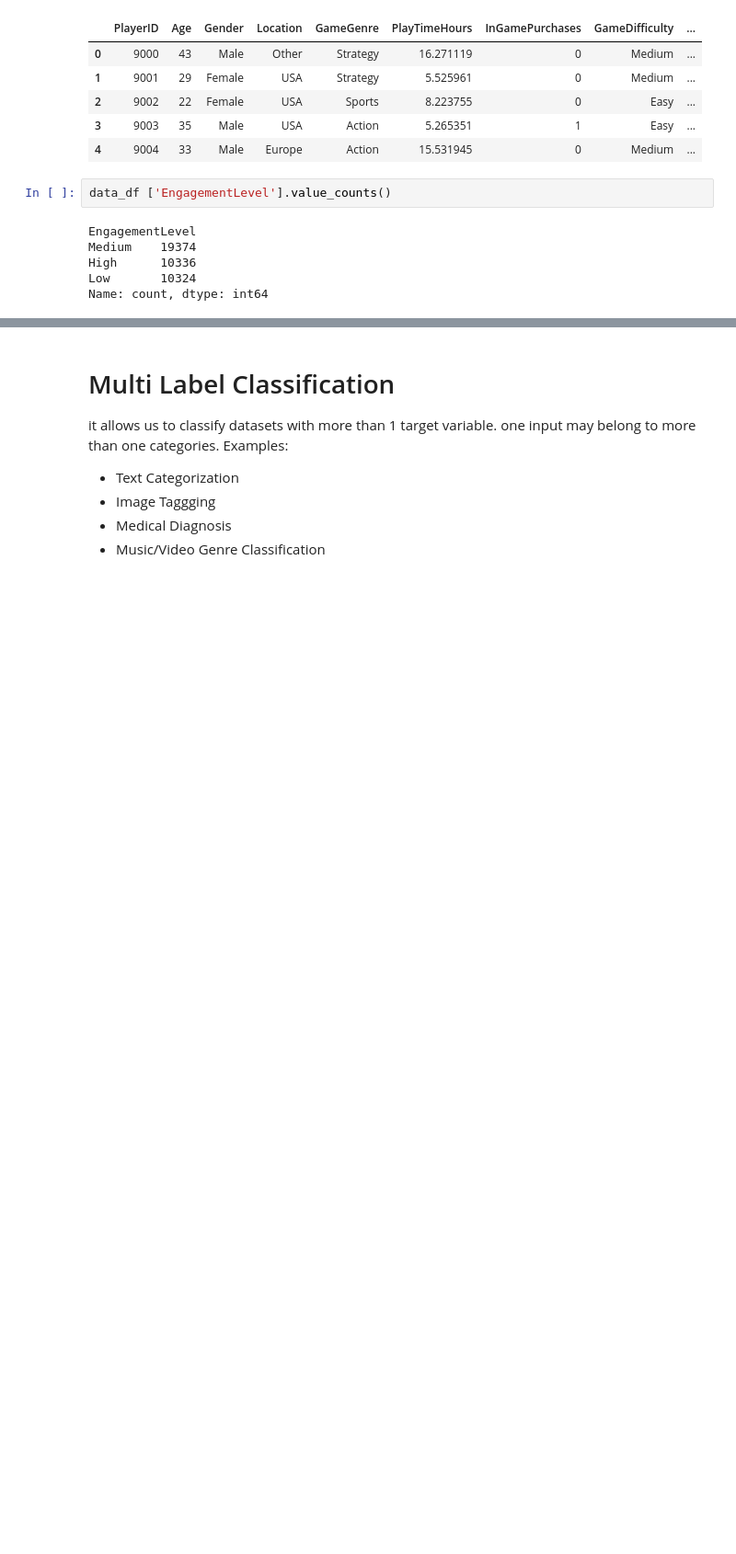
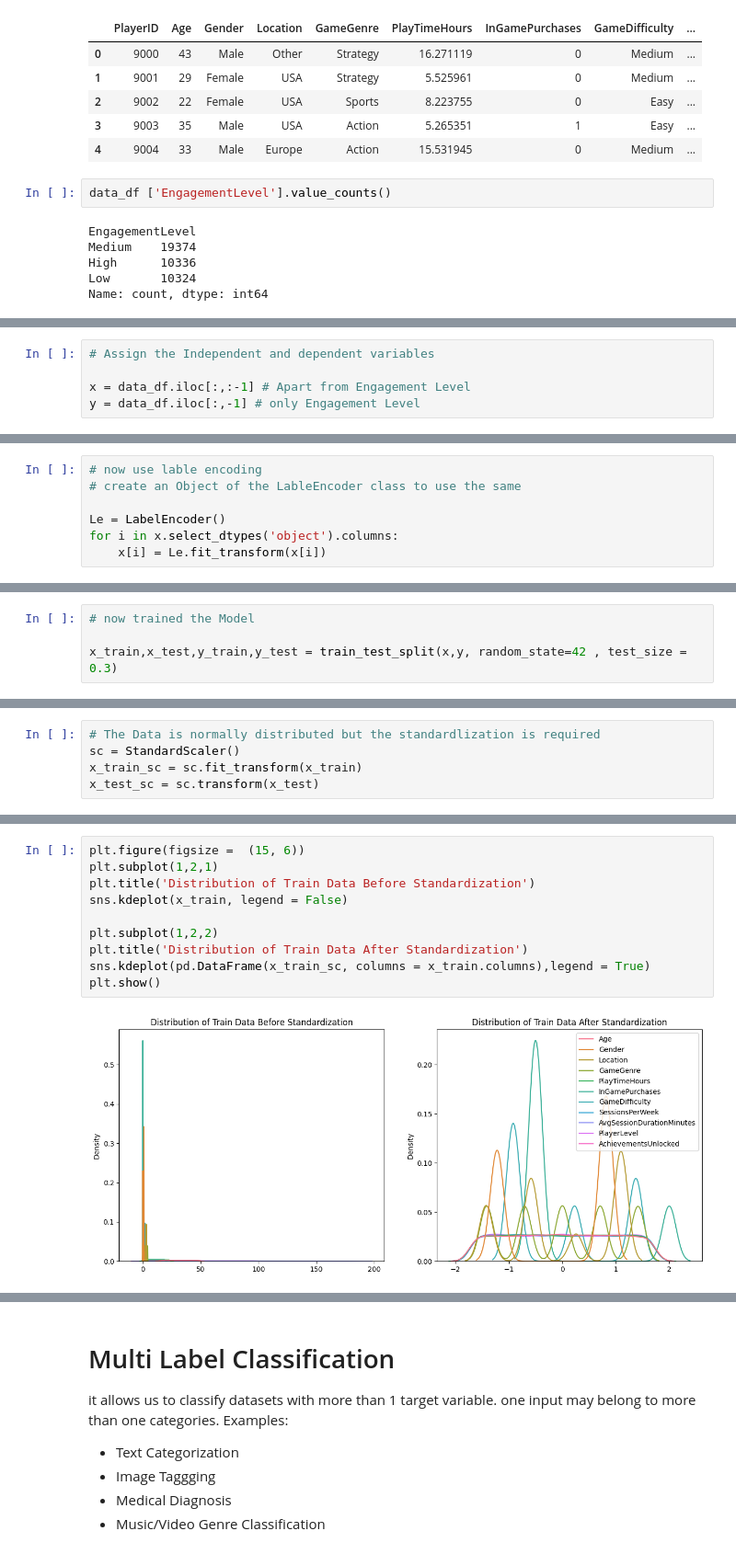
Before and after one commit to vivekkhillar/ML-practice, a Jupyter notebook: Day 25 17-07-2025/File 2 Supervised Learning- Classification July Batch1.ipynb, the cells around one changed output, grey strips where cells are left out. Shown at 92% size. Cells and saved outputs as stored; diff of their text form; blank space fills up the shorter version.

```diff
--- a/Day 25 17-07-2025/File 2 Supervised Learning- Classification July Batch1.ipynb
+++ b/Day 25 17-07-2025/File 2 Supervised Learning- Classification July Batch1.ipynb
@@ -35,0 +142,5 @@ Name: count, dtype: int64
+# %%
+# Assign the Independent and dependent variables
+
+x = data_df.iloc[:,:-1] # Apart from Engagement Level
+y = data_df.iloc[:,-1] # only Engagement Level
@@ -35,0 +181,7 @@ Name: count, dtype: int64
+# %%
+# now use lable encoding
+# create an Object of the LableEncoder class to use the same
+
+Le = LabelEncoder()
+for i in x.select_dtypes('object').columns:
+    x[i] = Le.fit_transform(x[i])
@@ -35,0 +218,4 @@ Name: count, dtype: int64
+# %%
+# now trained the Model
+
+x_train,x_test,y_train,y_test = train_test_split(x,y, random_state=42 , test_size = 0.3)
@@ -35,0 +244,5 @@ Name: count, dtype: int64
+# %%
+# The Data is normally distributed but the standardlization is required
+sc = StandardScaler()
+x_train_sc = sc.fit_transform(x_train)
+x_test_sc = sc.transform(x_test)
@@ -35,0 +291,12 @@ Name: count, dtype: int64
+# %%
+plt.figure(figsize =  (15, 6))
+plt.subplot(1,2,1)
+plt.title('Distribution of Train Data Before Standardization')
+sns.kdeplot(x_train, legend = False)
+
+plt.subplot(1,2,2)
+plt.title('Distribution of Train Data After Standardization')
+sns.kdeplot(pd.DataFrame(x_train_sc, columns = x_train.columns),legend = True)
+plt.show()
+# %% [output]
+[figure, added]
```
Also changed, not shown: parts of 29 cells of this notebook, 2 other files.
